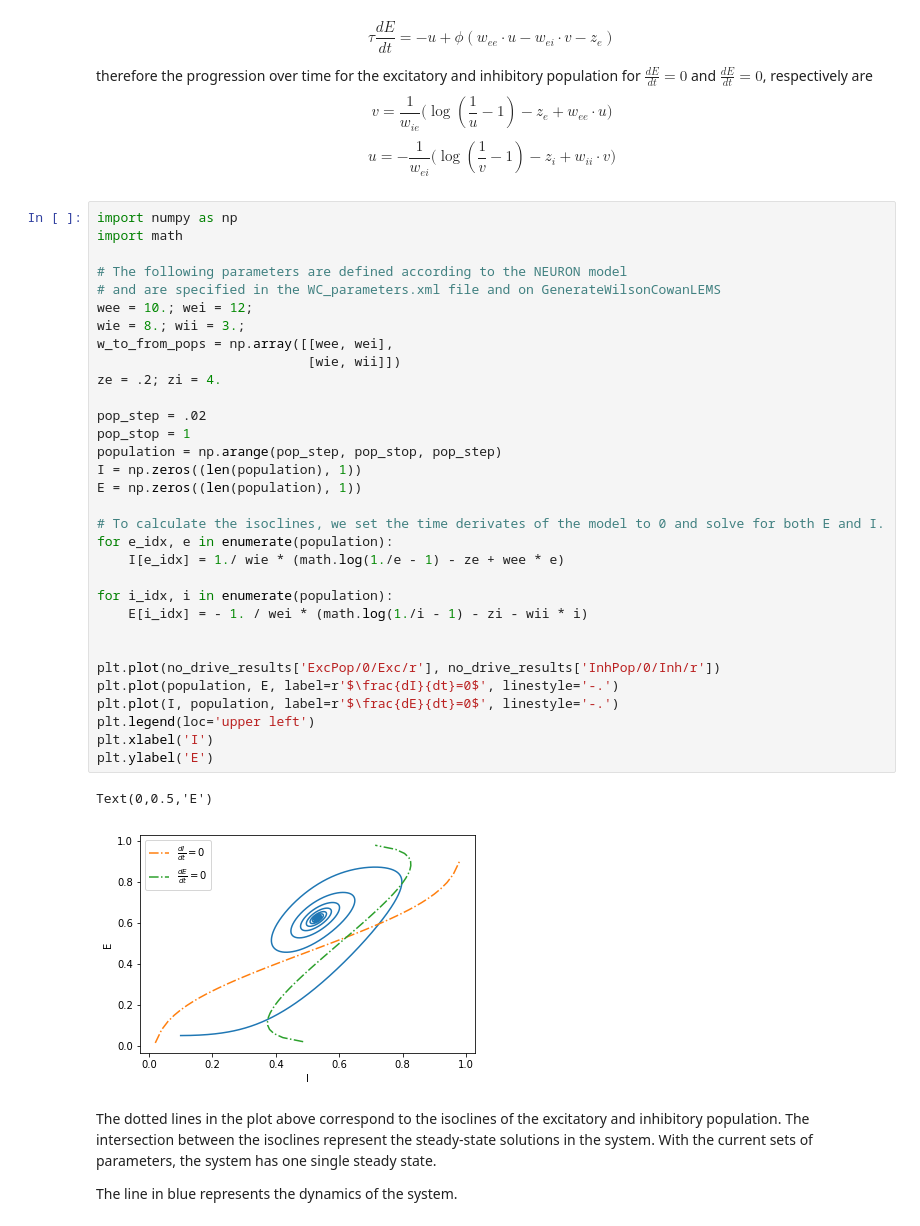
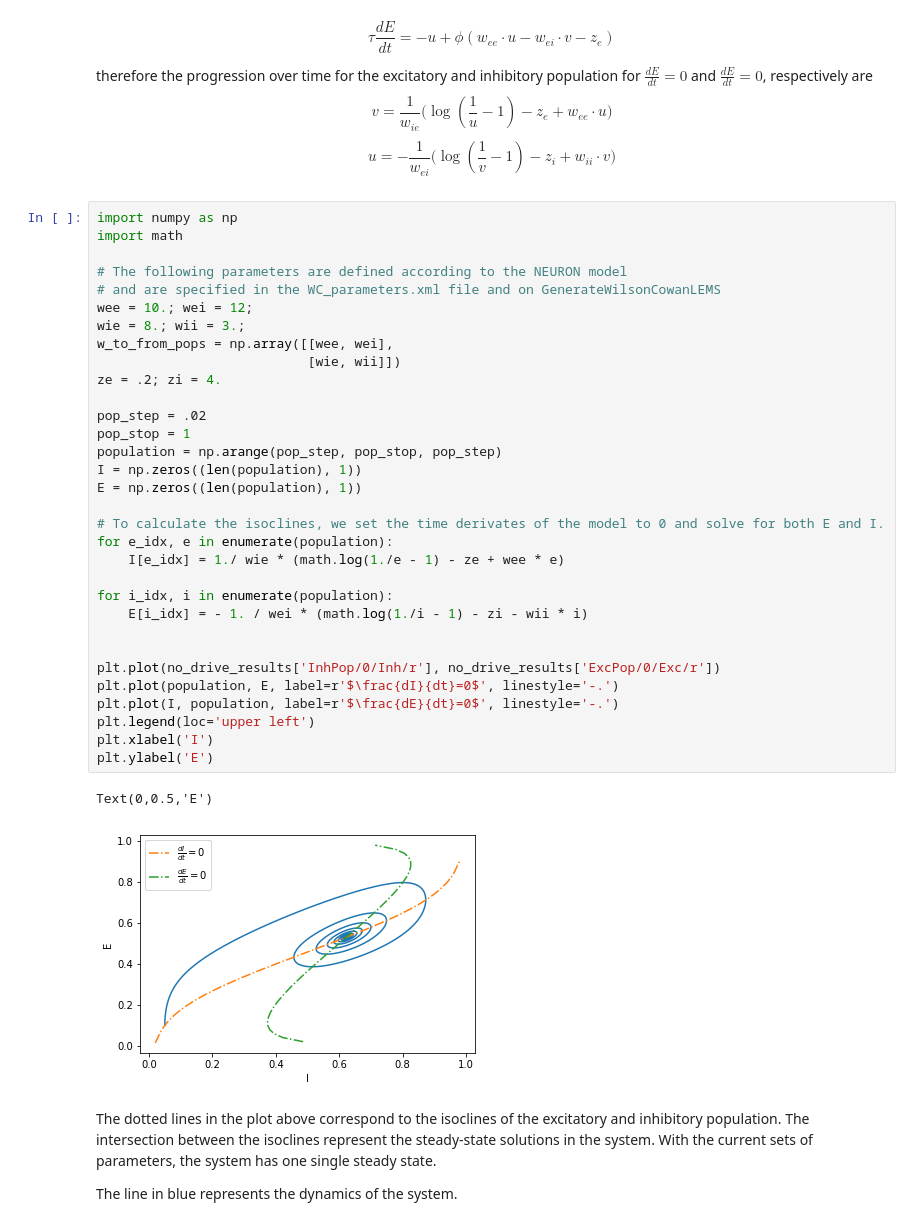
Before and after one commit to OpenSourceBrain/WilsonCowan, a Jupyter notebook: notebooks/Wilson_Cowan.ipynb, the cells around one changed output. Cells and saved outputs as stored; diff of their text form.

```diff
--- a/notebooks/Wilson_Cowan.ipynb
+++ b/notebooks/Wilson_Cowan.ipynb
@@ -95,35 +95,35 @@ import math
 
 # The following parameters are defined according to the NEURON model
 # and are specified in the WC_parameters.xml file and on GenerateWilsonCowanLEMS
 wee = 10.; wei = 12;
 wie = 8.; wii = 3.;
 w_to_from_pops = np.array([[wee, wei],
                            [wie, wii]])
 ze = .2; zi = 4.
 
 pop_step = .02
 pop_stop = 1
 population = np.arange(pop_step, pop_stop, pop_step)
 I = np.zeros((len(population), 1))
 E = np.zeros((len(population), 1))
 
 # To calculate the isoclines, we set the time derivates of the model to 0 and solve for both E and I.
 for e_idx, e in enumerate(population):
     I[e_idx] = 1./ wie * (math.log(1./e - 1) - ze + wee * e)
 
 for i_idx, i in enumerate(population):
     E[i_idx] = - 1. / wei * (math.log(1./i - 1) - zi - wii * i)
 
 
-plt.plot(no_drive_results['ExcPop/0/Exc/r'], no_drive_results['InhPop/0/Inh/r'])
+plt.plot(no_drive_results['InhPop/0/Inh/r'], no_drive_results['ExcPop/0/Exc/r'])
 plt.plot(population, E, label=r'$\frac{dI}{dt}=0$', linestyle='-.')
 plt.plot(I, population, label=r'$\frac{dE}{dt}=0$', linestyle='-.')
 plt.legend(loc='upper left')
 plt.xlabel('I')
 plt.ylabel('E')
 # %% [output]
 Text(0,0.5,'E')
-[figure, old version]
+[figure, new version]
 # %% [markdown]
 The dotted lines in the plot above correspond to the isoclines of the excitatory and inhibitory population. The intersection between the isoclines represent the steady-state solutions in the system. With the current sets of parameters, the system has one single steady state.
 
```
Also changed, not shown: parts of 5 cells of this notebook, 1 other file.
